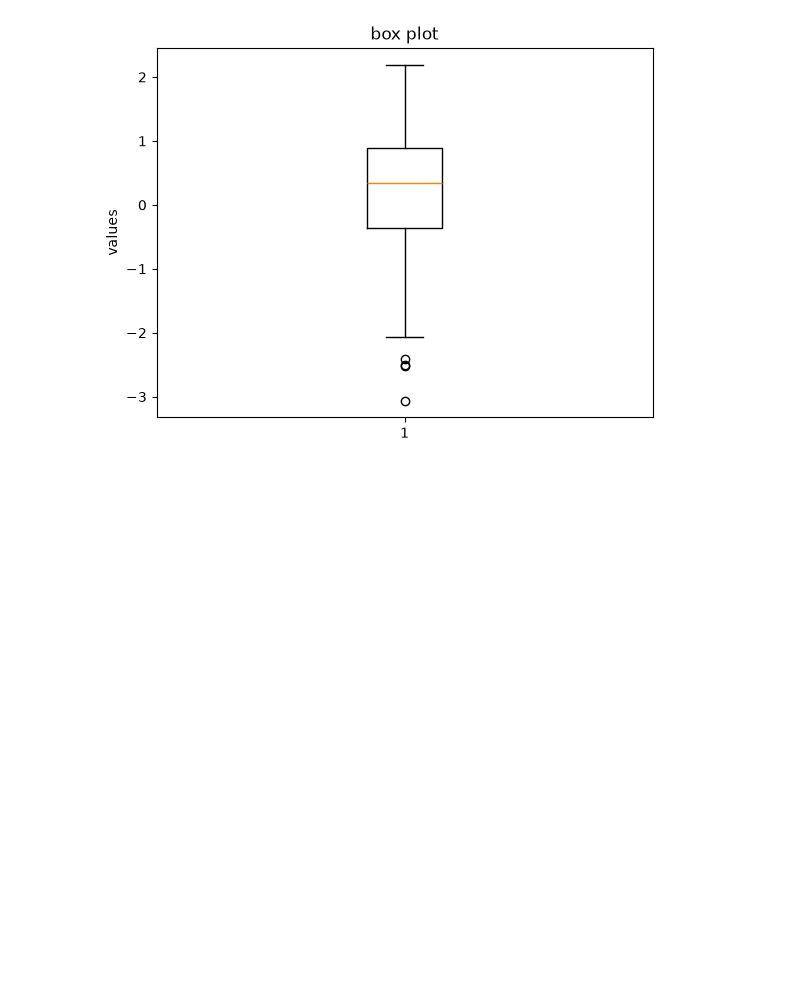
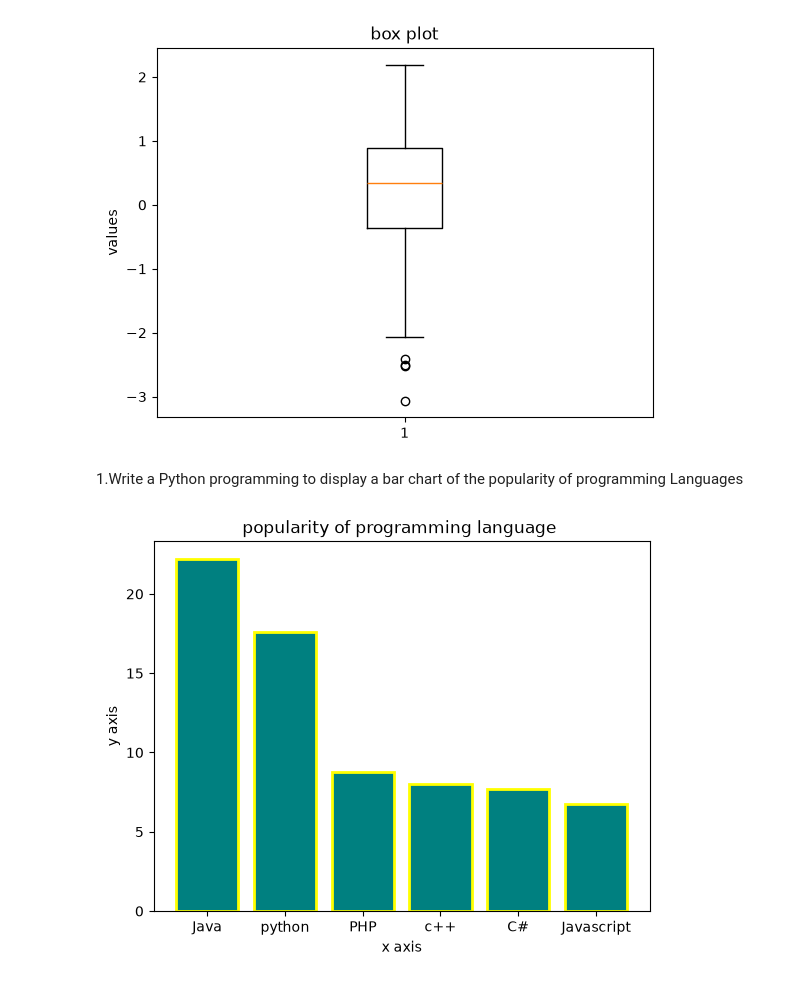
Before and after one commit to shimnasherin73/python-basics, a Jupyter notebook: matplotlib.ipynb, the cells around one changed output. Drawn from its saved outputs; the diff is of its cells as text; code cells hidden in the pictures; blank space fills up the shorter version.

Commit message:
tasks of matplotlib

```diff
--- a/matplotlib.ipynb
+++ b/matplotlib.ipynb
@@ -558,3 +558,17 @@ plt.ylabel('values')
 plt.show()
 # %% [output]
 [figure]
+# %% [markdown]
+1.Write a Python programming to display a bar chart of the popularity of programming Languages
+# %%
+import matplotlib.pyplot as plt
+Languages =['Java','python','PHP','c++','C#','Javascript']
+popularity = [22.2, 17.6, 8.8, 8.0, 7.7, 6.74]
+
+plt.bar(Languages,popularity,color='teal',edgecolor='yellow',linewidth=2)
+plt.xlabel('x axis')
+plt.ylabel("y axis")
+plt.title('popularity of programming language ')
+plt.show()
+# %% [output]
+[figure, added]
```
Also changed, not shown: parts of 15 cells of this notebook.
